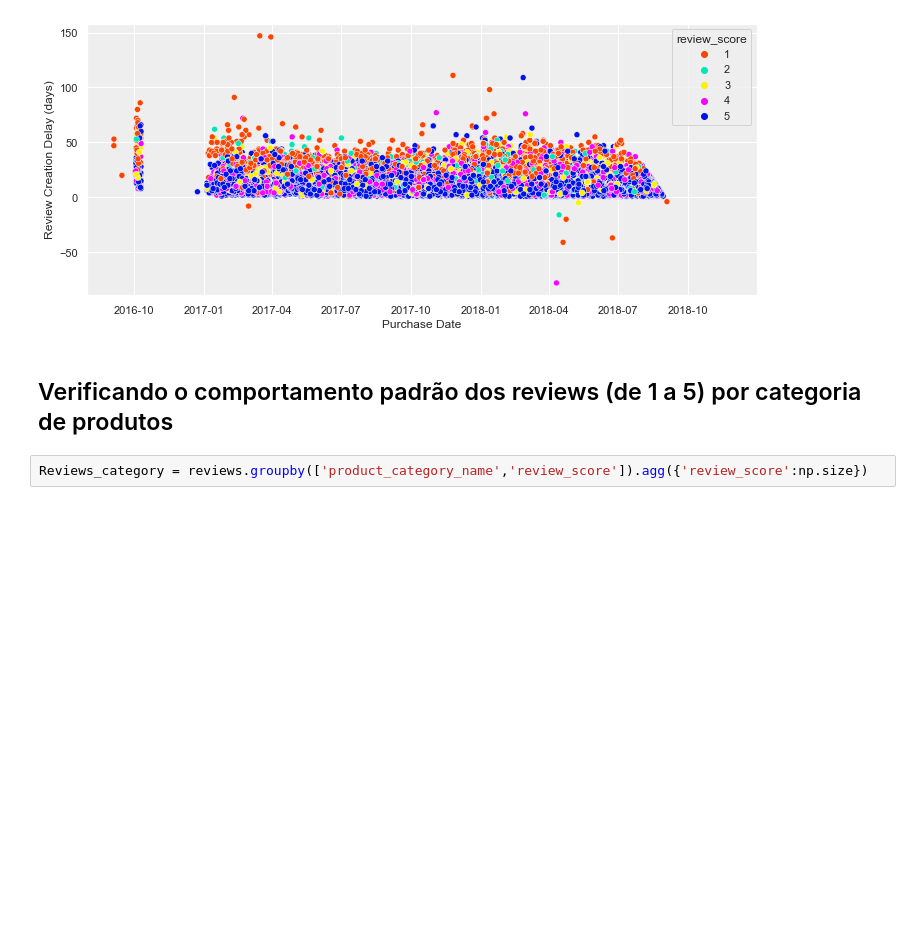
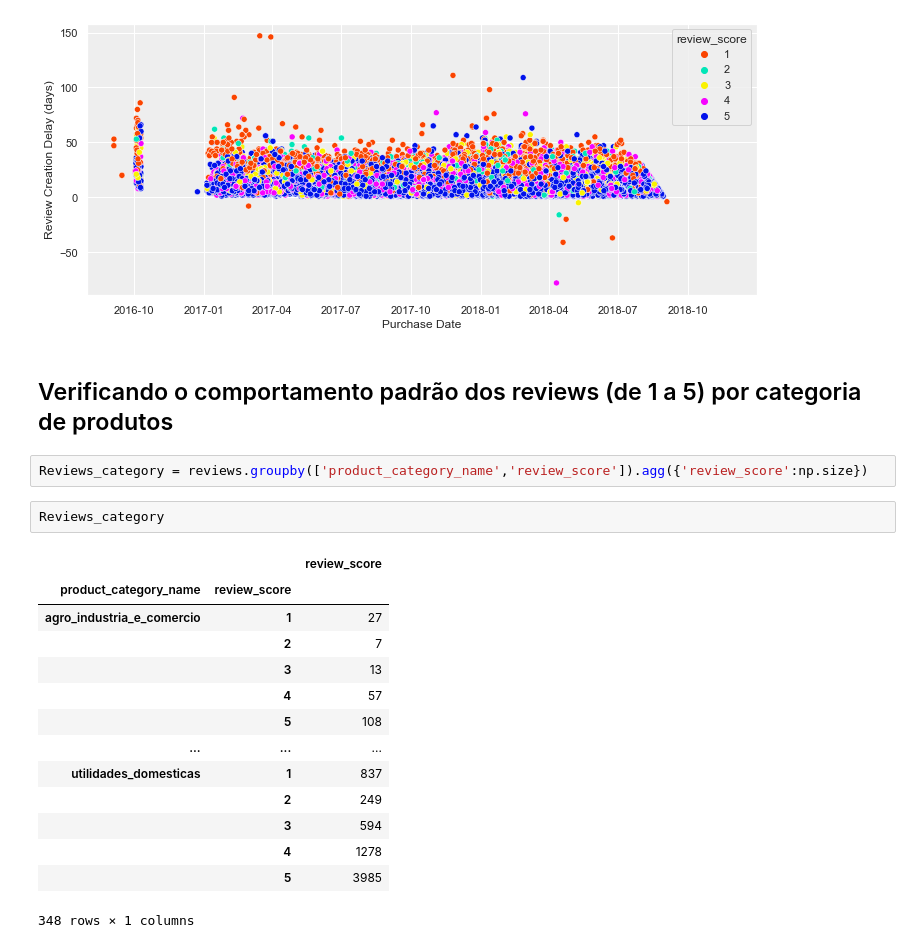
Before and after one commit to petersonrs/projetostack, a Jupyter notebook: analise_exploratoria.ipynb, the cells around one changed output. Saved outputs shown, nothing was run; the diff lists cells and outputs as text; blank space fills up the shorter version.

```diff
--- a/analise_exploratoria.ipynb
+++ b/analise_exploratoria.ipynb
@@ -168,3 +168,20 @@ resize_plot()
 <h2> Verificando o comportamento padrão dos reviews (de 1 a 5) por categoria de produtos </h2>
 # %%
 Reviews_category = reviews.groupby(['product_category_name','review_score']).agg({'review_score':np.size})
+# %%
+Reviews_category
+# %% [output]
+|  |  | review_score |
+| product_category_name | review_score |  |
+| agro_industria_e_comercio | 1 | 27 |
+|  | 2 | 7 |
+|  | 3 | 13 |
+|  | 4 | 57 |
+|  | 5 | 108 |
+| ... | ... | ... |
+| utilidades_domesticas | 1 | 837 |
+|  | 2 | 249 |
+|  | 3 | 594 |
+|  | 4 | 1278 |
+|  | 5 | 3985 |
+348 rows × 1 columns
```
